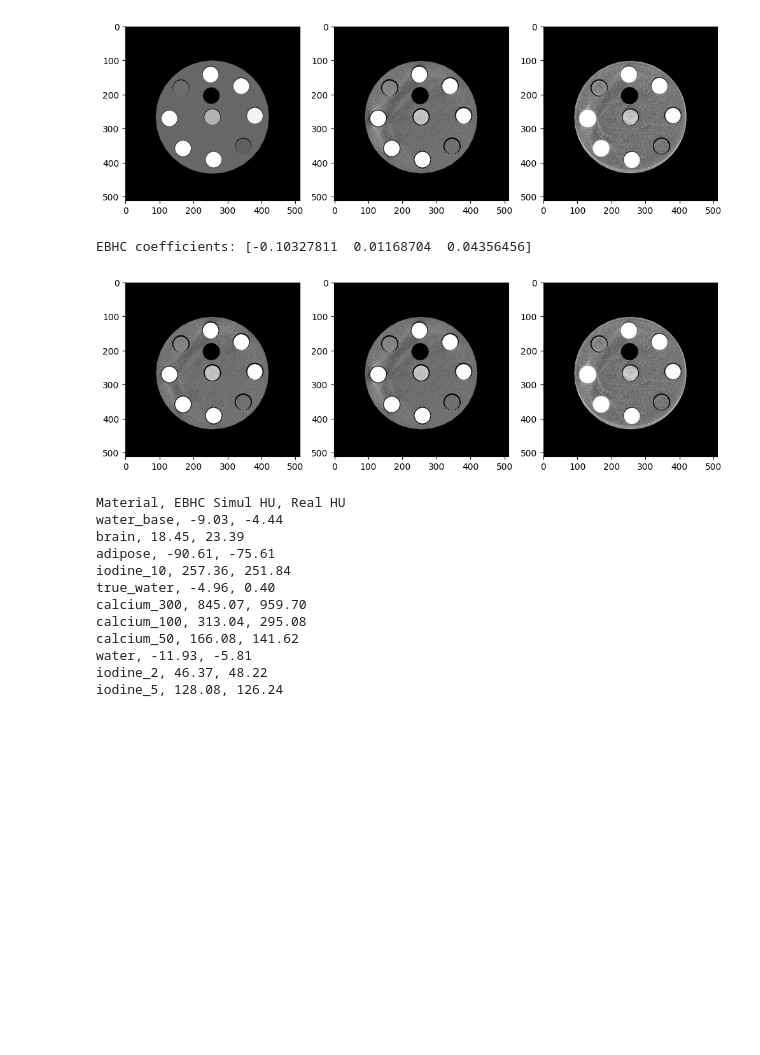
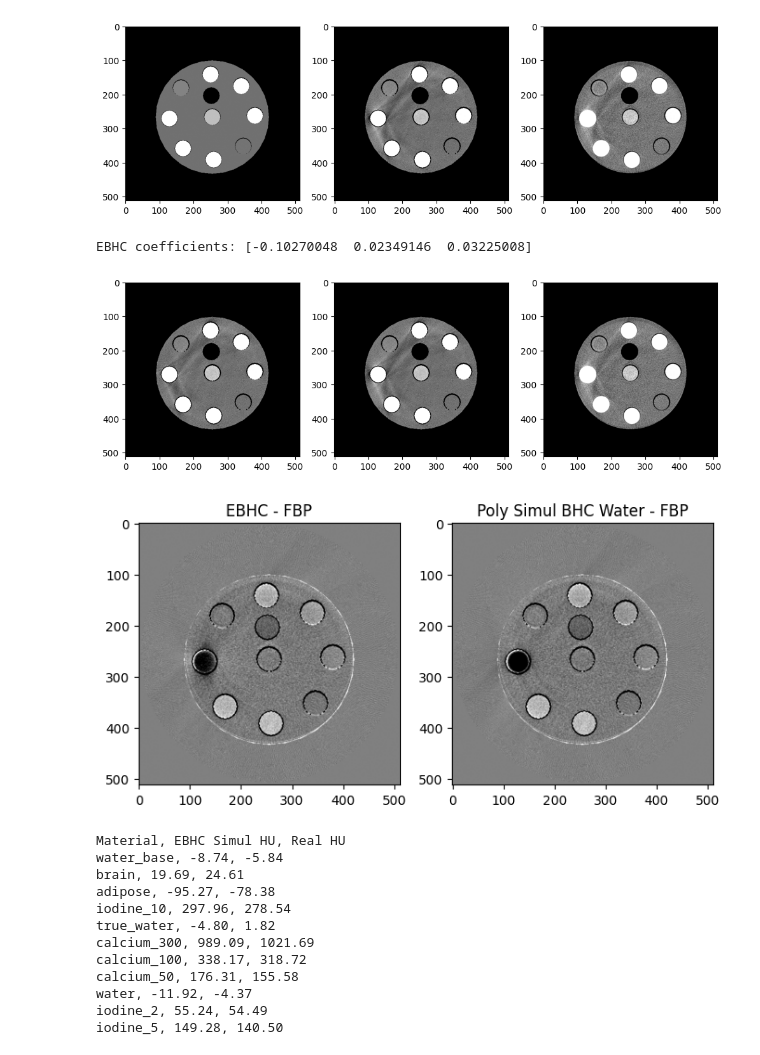
Before and after one commit to wudufan/pcct_md_diffusion, a Jupyter notebook: src/pcct_md_diffusion/md/post_correction_img/notebooks/ebhc_fit_to_real.ipynb, the cells around one changed output. Cells and saved outputs as stored; diff of their text form; code cells hidden in the pictures; blank space fills up the shorter version.

Commit message:
new ebhc

```diff
--- a/src/pcct_md_diffusion/md/post_correction_img/notebooks/ebhc_fit_to_real.ipynb
+++ b/src/pcct_md_diffusion/md/post_correction_img/notebooks/ebhc_fit_to_real.ipynb
@@ -361,10 +417,15 @@ target_phantom = np.zeros_like(mask, dtype=np.float32)
 for i, row in df_mask.iterrows():
     label = row['Seg']
     material = row['Material']
-    if any(water_keyword in material.lower() for water_keyword in ['water', 'adipose', 'brain']):
-        hu = df_hu_simul_2[df_hu_simul_2['label'] == label]['roi_hu'].values[0]
-    else:
-        hu = df_hu_simul[df_hu_simul['label'] == label]['roi_hu'].values[0]
+    hu = df_hu_real[df_hu_real['label'] == label]['roi_hu'].values[0]
+
+    # if any(water_keyword in material.lower() for water_keyword in ['water', 'adipose', 'brain']):
+    #     hu = df_hu_simul_2[df_hu_simul_2['label'] == label]['roi_hu'].values[0]
+    # # elif material == 'calcium_300':
+    # #     hu = effective_hu_calcium_300
+    # else:
+    #     # hu = df_hu_simul[df_hu_simul['label'] == label]['roi_hu'].values[0]
+    #     hu = df_hu_real[df_hu_real['label'] == label]['roi_hu'].values[0]
     mu = (hu + 1000) / 1000 * mu_waters[ich]
     target_phantom[mask == label] = mu
 
@@ -382,7 +443,7 @@ plt.show()
 # fit the simulated projection to the real data
 # first find the high-density components in the reconstruction
 
-threshold = 1400 / 1000 * mu_waters[ich]  # 300 HU in terms of attenuation coefficient
+threshold = 1700 / 1000 * mu_waters[ich]  # 700 HU in terms of attenuation coefficient
 bone_image = np.where(recon_poly_simul_bhc_water > threshold, recon_poly_simul_bhc_water, 0)
 prjs_bone = leapct.allocate_projections()
 _ = leapct.project(prjs_bone, bone_image)
@@ -400,43 +461,53 @@ p_p = prjs_poly_simul_bhc_water[prjs_mask]
 
 A = np.vstack([p_b, p_b * p_p, p_b**2]).T
 b = p_t - p_p
 coeffs_ebhc = np.linalg.lstsq(A, b, rcond=None)[0]
 print('EBHC coefficients:', coeffs_ebhc)
 
 # EBHC
 prjs_ebhc = prjs_poly_simul_bhc_water + coeffs_ebhc[0] * prjs_bone + coeffs_ebhc[1] * prjs_bone * prjs_poly_simul_bhc_water + coeffs_ebhc[2] * prjs_bone**2
 recon_ebhc = leapct.FBP(prjs_ebhc)
 
 plt.figure(figsize=(12, 4))
 plt.subplot(1, 3, 1)
 plt.imshow(recon_ebhc[0], cmap='gray', vmin=display_vmins[ich], vmax=display_vmaxs[ich])
 plt.subplot(1, 3, 2)
 plt.imshow(recon_poly_simul_bhc_water[0], cmap='gray', vmin=display_vmins[ich], vmax=display_vmaxs[ich])
 plt.subplot(1, 3, 3)
 plt.imshow(fbps[ich, 0], cmap='gray', vmin=display_vmins[ich], vmax=display_vmaxs[ich])
 plt.show()
 
+plt.figure(figsize=(8, 4))
+plt.subplot(1, 2, 1)
+plt.imshow(recon_ebhc[0] - fbps[ich, 0], cmap='gray', vmin=-0.001, vmax=0.001)
+plt.title('EBHC - FBP')
+plt.subplot(1, 2, 2)
+plt.imshow(recon_poly_simul_bhc_water[0] - fbps[ich, 0], cmap='gray', vmin=-0.001, vmax=0.001)
+plt.title('Poly Simul BHC Water - FBP')
+plt.show()
+
 # roi hu
 df_hu_ebhc = get_roi_hu(recon_ebhc, mask, df_mask, mu_waters[ich])
 print('Material, EBHC Simul HU, Real HU')
 for i, row in df_hu_simul.iterrows():
     label = row['label']
     material = row['material']
     hu_ebhc = df_hu_ebhc[df_hu_ebhc['label'] == label]['roi_hu'].values[0]
     hu_real = df_hu_real[df_hu_real['label'] == label]['roi_hu'].values[0]
     print(f'{material}, {hu_ebhc:.2f}, {hu_real:.2f}')
 # %% [output]
-EBHC coefficients: [-0.10327811  0.01168704  0.04356456]
+EBHC coefficients: [-0.10270048  0.02349146  0.03225008]
 [figure]
+[figure, added]
 Material, EBHC Simul HU, Real HU
-water_base, -9.03, -4.44
-brain, 18.45, 23.39
-adipose, -90.61, -75.61
-iodine_10, 257.36, 251.84
-true_water, -4.96, 0.40
-calcium_300, 845.07, 959.70
-calcium_100, 313.04, 295.08
-calcium_50, 166.08, 141.62
-water, -11.93, -5.81
-iodine_2, 46.37, 48.22
-iodine_5, 128.08, 126.24
+water_base, -8.74, -5.84
+brain, 19.69, 24.61
+adipose, -95.27, -78.38
+iodine_10, 297.96, 278.54
+true_water, -4.80, 1.82
+calcium_300, 989.09, 1021.69
+calcium_100, 338.17, 318.72
+calcium_50, 176.31, 155.58
+water, -11.92, -4.37
+iodine_2, 55.24, 54.49
+iodine_5, 149.28, 140.50
```
Also changed, not shown: parts of 16 cells of this notebook, 1 other file.
